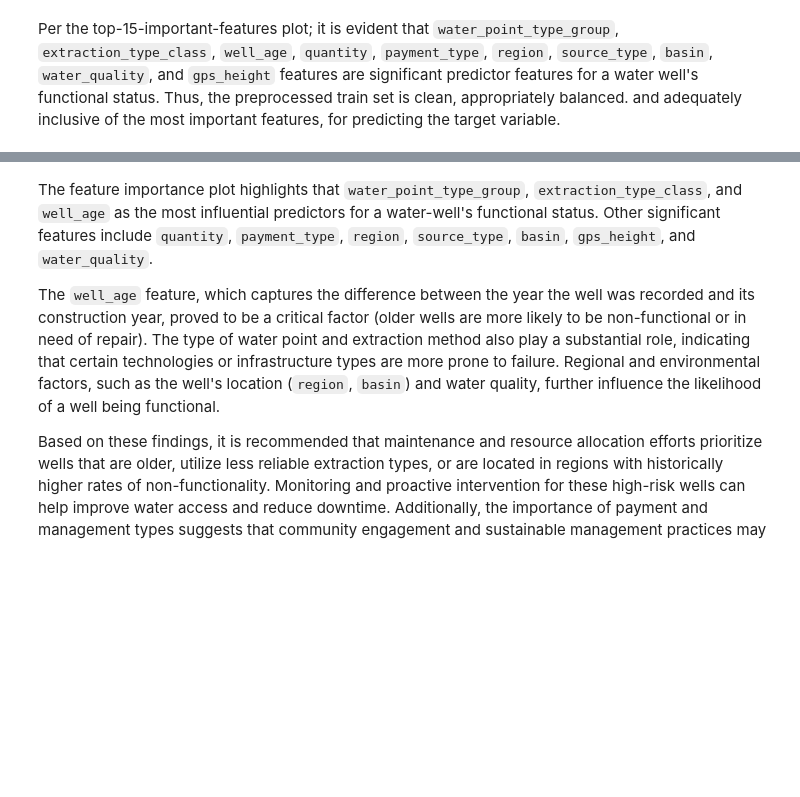
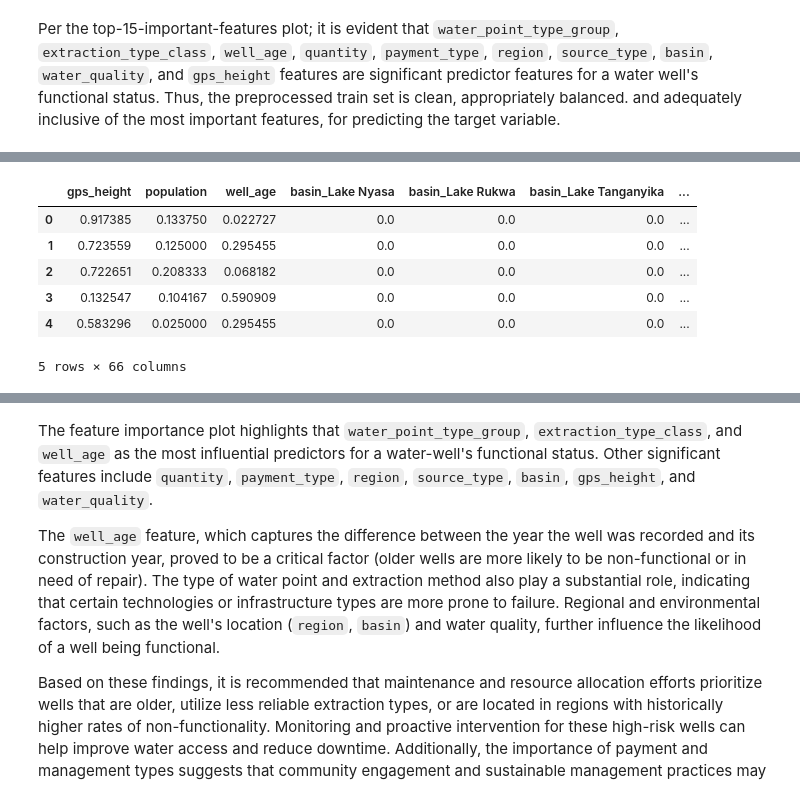
Before and after one commit to mwakad/supervised-ml-classifiers-for-predicting-water-wells-condition, a Jupyter notebook: index.ipynb, the cells around one changed output, grey strips where cells are left out. Saved outputs shown, nothing was run; the diff lists cells and outputs as text; code cells hidden in the pictures; blank space fills up the shorter version.

```diff
--- a/index.ipynb
+++ b/index.ipynb
@@ -1204,0 +1218,41 @@ Per the top-15-important-features plot; it is evident that `water_point_type_gro
+# %%
+# Preprocess the test set features using the same steps undertaken in preparing train_df
+
+# 1. Drop irrelevant columns
+test_features = test_features.drop(columns = ['funder', 'installer', 'latitude', 'longitude', 'scheme_name', 'wpt_name', 'num_private', 'subvillage', 'region_code', 'district_code', 'lga', 'ward', 'public_meeting', 'recorded_by'])
+
+# 2. Engineer the `well_age` feature
+test_features['date_recorded'] = pd.to_datetime(test_features['date_recorded']).dt.year
+test_features['well_age'] = test_features['date_recorded'] - test_features['construction_year']
+
+# 3. Drop rows where `well_age` is negative
+test_features = test_features[test_features['well_age'] >= 0]
+
+# 4. One-hot encode categorical features
+test_cat_features = ohe.transform(test_features[cat_cols])
+test_cat_feature_names = ohe.get_feature_names_out(cat_cols)
+test_cat_df = pd.DataFrame(test_cat_features, columns=test_cat_feature_names, index=test_features.index)
+
+# 5. Concatenate the one-hot encoded features with the rest of the test DataFrame
+test_df_encoded = pd.concat([
+    test_features.drop(columns=cat_cols),
+    test_cat_df
+], axis=1)
+
+# 6. Scale the numerical features
+test_df_encoded[num_cols_1] = scaler.transform(test_df_encoded[num_cols_1])
+
+# 7. Ensure the test set has the same columns as the training set used for modeling
+X_train_columns = X_train.columns.tolist()
+test_df_encoded = test_df_encoded.reindex(columns=X_train_columns, fill_value=0)
+
+# Display the preprocessed test set
+test_df_encoded.head()
+# %% [output]
+|  | gps_height | population | well_age | basin_Lake Nyasa | basin_Lake Rukwa | basin_Lake Tanganyika | ... |
+| 0 | 0.917385 | 0.133750 | 0.022727 | 0.0 | 0.0 | 0.0 | ... |
+| 1 | 0.723559 | 0.125000 | 0.295455 | 0.0 | 0.0 | 0.0 | ... |
+| 2 | 0.722651 | 0.208333 | 0.068182 | 0.0 | 0.0 | 0.0 | ... |
+| 3 | 0.132547 | 0.104167 | 0.590909 | 0.0 | 0.0 | 0.0 | ... |
+| 4 | 0.583296 | 0.025000 | 0.295455 | 0.0 | 0.0 | 0.0 | ... |
+5 rows × 66 columns
```
Also changed, not shown: parts of 13 cells of this notebook.
